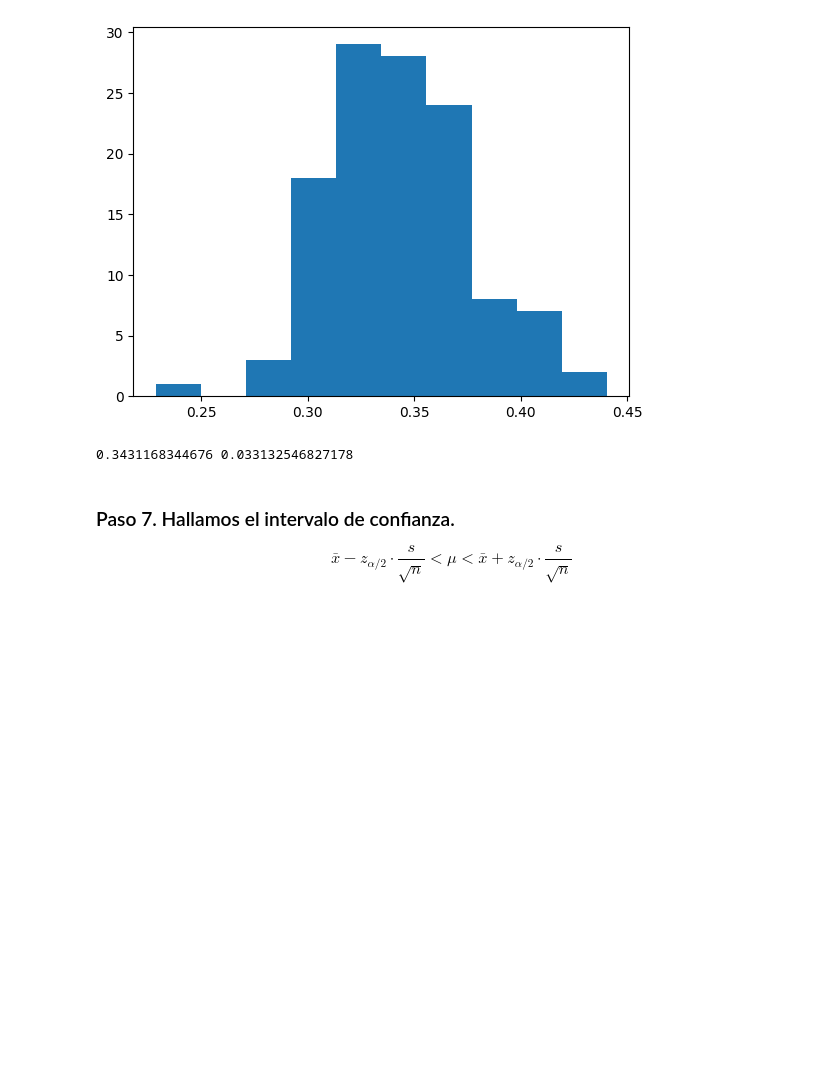
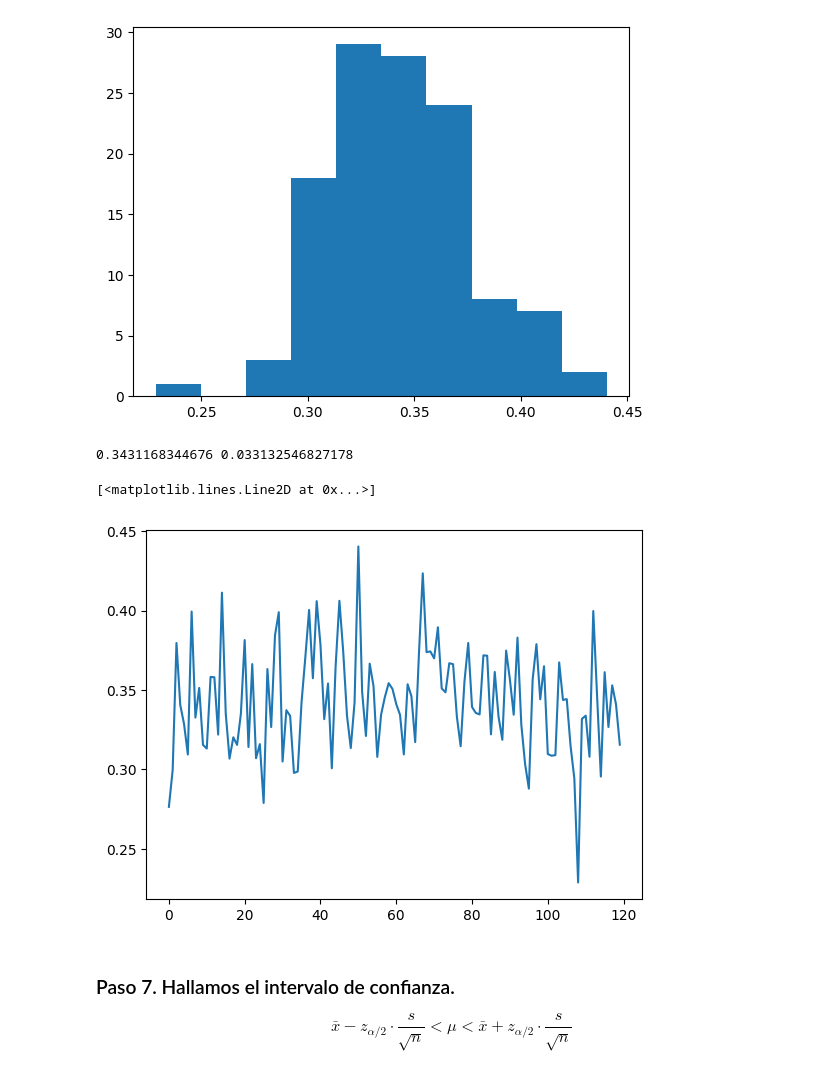
Before and after one commit to DSilvia08/Para-entregar, a Jupyter notebook: Unidad II/Ejemplo 4.ipynb, the cells around one changed output. Drawn from its saved outputs; the diff is of its cells as text; code cells hidden in the pictures; blank space fills up the shorter version.

```diff
--- a/Unidad II/Ejemplo 4.ipynb
+++ b/Unidad II/Ejemplo 4.ipynb
@@ -94,6 +94,11 @@ plt.show()
 print(np.mean(Y), np.std(Y))
 # %% [output]
 0.3431168344676 0.033132546827178
+# %%
+plt.plot(Y)
+# %% [output]
+[<matplotlib.lines.Line2D at 0x...>]
+[figure, added]
 # %% [markdown]
 ### Paso 7. Hallamos el intervalo de confianza.
 
```
Also changed, not shown: parts of 1 cell of this notebook.
